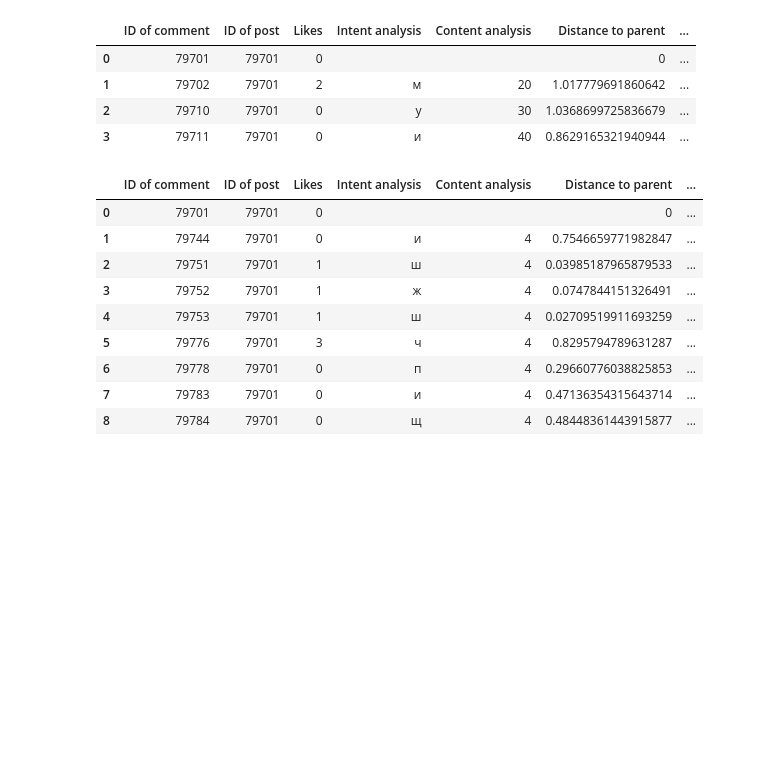
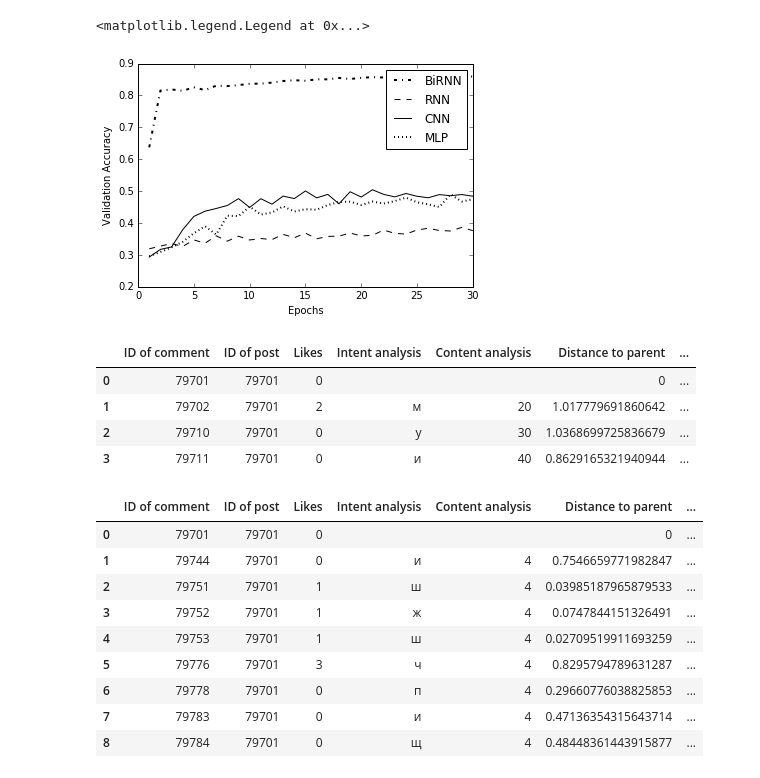
Before and after one commit to demid5111/dialog-intent-dl, a Jupyter notebook: ipynb/predict_next_intent.ipynb, the cells around one changed output. Saved outputs shown, nothing was run; the diff lists cells and outputs as text; code cells hidden in the pictures; blank space fills up the shorter version.

```diff
--- a/ipynb/predict_next_intent.ipynb
+++ b/ipynb/predict_next_intent.ipynb
@@ -217,0 +192,3 @@ pi.fit_generator(validation_split = 0.2)
+# %%
+pgi.build_MLP_model()
+pgi_MLP = pgi.fit_generator(epochs = 100)
@@ -217,0 +213,3 @@ pi.fit_generator(validation_split = 0.2)
+# %%
+pgi.build_CNN_model()
+pgi_CNN = pgi.fit_generator(epochs = 100)
@@ -217,0 +234,3 @@ pi.fit_generator(validation_split = 0.2)
+# %%
+pgi.build_RNN_model()
+pgi_RNN = pgi.fit_generator(epochs = 100)
@@ -217,0 +255,3 @@ pi.fit_generator(validation_split = 0.2)
+# %%
+pgi.build_BiRNN_model()
+pgi_BiRNN = pgi.fit_generator(epochs = 100)
@@ -217,0 +276,18 @@ pi.fit_generator(validation_split = 0.2)
+# %%
+len_y = 30
+x = range(1,len_y+1)
+y1 = pgi_BiRNN.history['val_acc'][:len_y]
+y2 = pgi_RNN.history['val_acc'][:len_y]
+y3 = pgi_CNN.history['val_acc'][:len_y]
+y4 = pgi_MLP.history['val_acc'][:len_y]
+
+plt.xlabel("Epochs")
+plt.ylabel("Validation Accuracy")
+plt.plot(x,y1, 'k-.', label='BiRNN', linewidth=2)
+plt.plot(x,y2, 'k--', label='RNN', linewidth=1)
+plt.plot(x,y3, 'k-', label='CNN', linewidth=1)
+plt.plot(x,y4, 'k:', label='MLP', linewidth=2)
+plt.legend(loc='upper right')
+# %% [output]
+<matplotlib.legend.Legend at 0x...>
+[figure, added]
```
Also changed, not shown: parts of 20 cells of this notebook, 5 other files.
